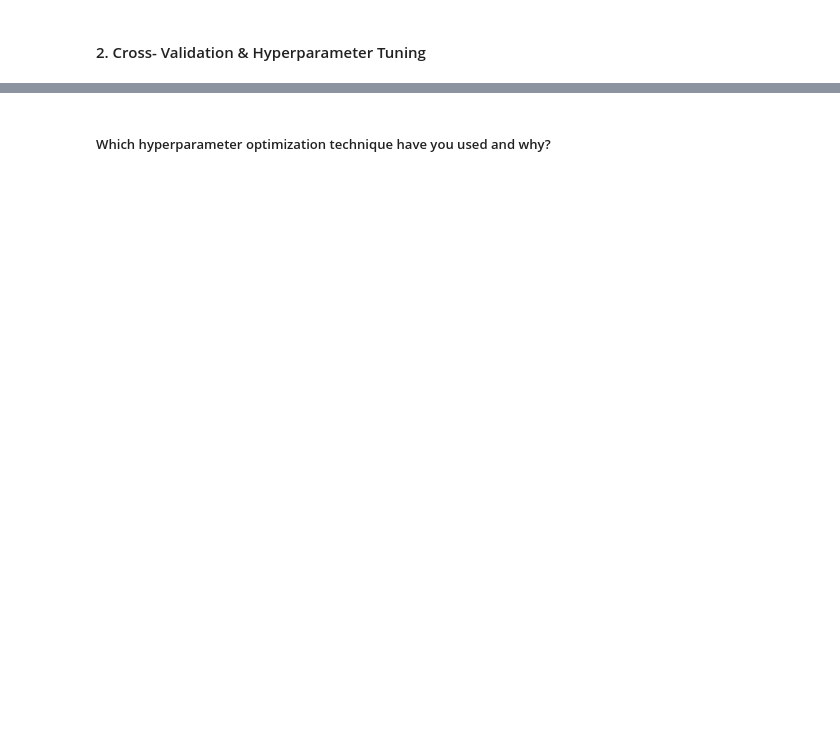
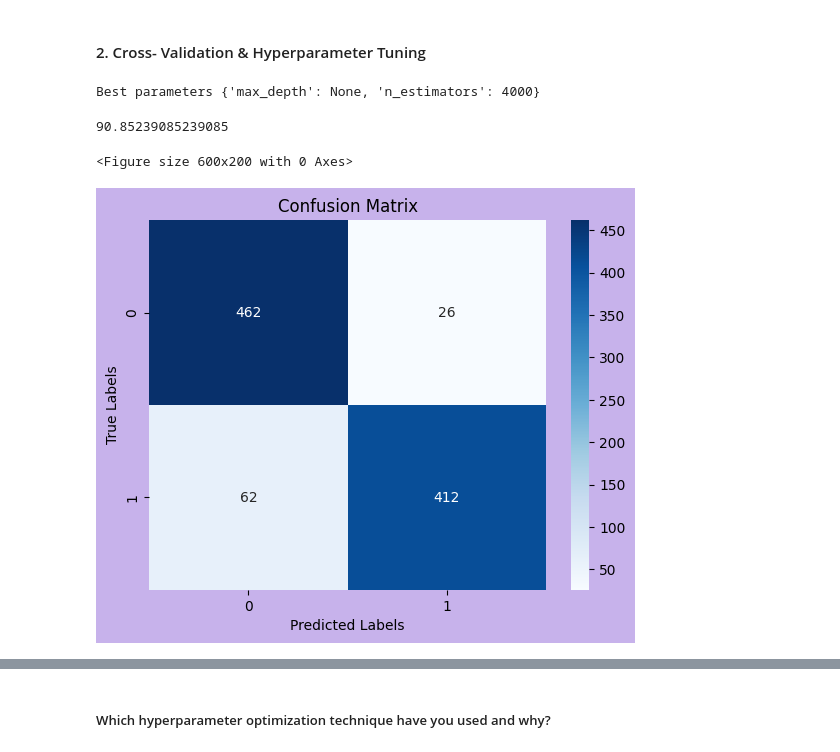
Before and after one commit to uday2510/Cardiovascular-Risk-Prediction, a Jupyter notebook: Cardiovascular_Risk_Prediction.ipynb, the cells around one changed output, grey strips where cells are left out. Cells and saved outputs as stored; diff of their text form; code cells hidden in the pictures; blank space fills up the shorter version.

```diff
--- a/Cardiovascular_Risk_Prediction.ipynb
+++ b/Cardiovascular_Risk_Prediction.ipynb
@@ -742,7 +879,32 @@ Answer Here.
 #### 2. Cross- Validation & Hyperparameter Tuning
 # %%
 # ML Model - 1 Implementation with hyperparameter optimization techniques (i.e., GridSearch CV, RandomSearch CV, Bayesian Optimization etc.)
+parameter={'n_estimators':[200,500,2000,4000],'max_depth':[2,8,None]}
+
+rfgsv=GridSearchCV(rfc,param_grid=parameter,cv=5,n_jobs=-1)
 
 # Fit the Algorithm
+rfgsv.fit(X_train, y_train)
+print('Best parameters',rfgsv.best_params_)
 
 # Predict on the model
+rf_pred=rfgsv.predict(X_test)
+# %% [output]
+Best parameters {'max_depth': None, 'n_estimators': 4000}
+# %%
+accuracy=accuracy_score(y_test,rf_pred)
+accuracy*100
+# %% [output]
+90.85239085239085
+# %%
+tunedrf_cm= confusion_matrix(y_test, rf_pred)
+plt.figure(figsize=(6, 2))
+plt.figure(facecolor='#c7b2eb')
+sns.heatmap(tunedrf_cm, annot=True, fmt="d", cmap="Blues")
+plt.xlabel("Predicted Labels")
+plt.ylabel("True Labels")
+plt.title("Confusion Matrix")
+plt.show()
+# %% [output]
+<Figure size 600x200 with 0 Axes>
+[figure, added]
```
Also changed, not shown: parts of 54 cells of this notebook.
